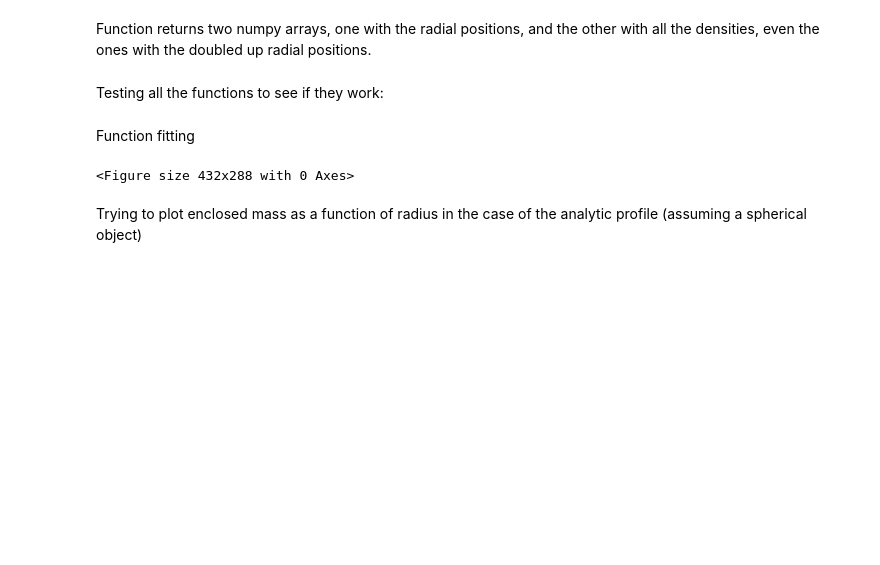
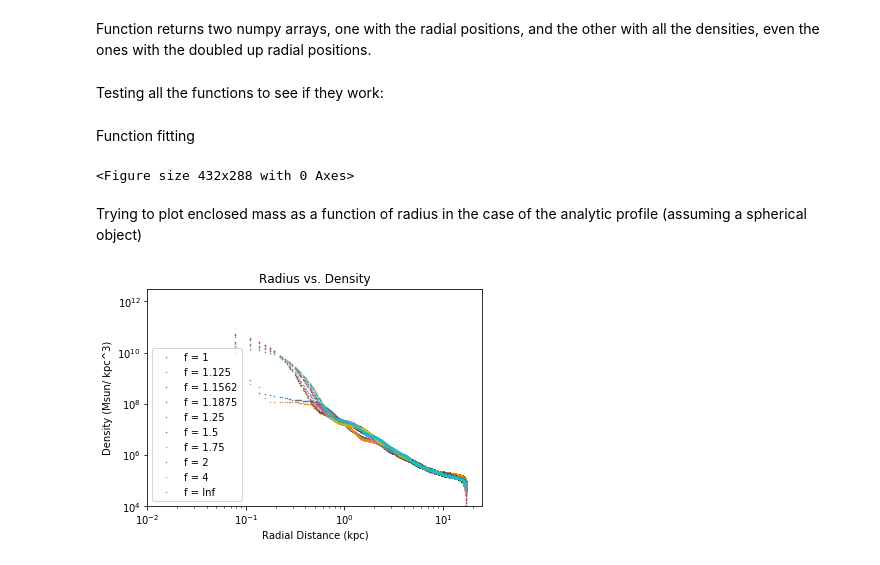
Before and after one commit to mnotis/FDM2020, a Jupyter notebook: Radial Profile.ipynb, the cells around one changed output. Drawn from its saved outputs; the diff is of its cells as text; code cells hidden in the pictures; blank space fills up the shorter version.

Commit message:
radial

```diff
--- a/Radial Profile.ipynb
+++ b/Radial Profile.ipynb
@@ -461,6 +464,7 @@ plt.savefig('/mnt/c/Users/Noah Notis/Dropbox/USRP2020_Noah/src/FDM2020/rad_files
 #naming file paths
 path1 = '/mnt/c/Users/Noah Notis/Dropbox/USRP2020_Noah/src/FDM2020/rad_files/f1L20T4n400r256/radial0400.h5'
 path1125 = '/mnt/c/Users/Noah Notis/Dropbox/USRP2020_Noah/src/FDM2020/rad_files/f1.125L20T4n40r256/radial0040.h5'
+path11562 = '/mnt/c/Users/Noah Notis/Dropbox/USRP2020_Noah/src/FDM2020/rad_files/f1.1562L20T4n40r256/radial0040.h5'
 path11875 = '/mnt/c/Users/Noah Notis/Dropbox/USRP2020_Noah/src/FDM2020/rad_files/f1.1875L20T4n40r256/radial0040.h5'
 path125 = '/mnt/c/Users/Noah Notis/Dropbox/USRP2020_Noah/src/FDM2020/rad_files/f1.25L20T4n40r256/radial0040.h5'
 path15 = '/mnt/c/Users/Noah Notis/Dropbox/USRP2020_Noah/src/FDM2020/rad_files/f1.5L20T4n400r256/radial0400.h5'
@@ -472,6 +476,7 @@ pathInf ='/mnt/c/Users/Noah Notis/Dropbox/USRP2020_Noah/src/FDM2020/rad_files/fI
 #opening files and assigning to arrays
 hf1 = h5py.File(path1, 'r')
 hf1125 = h5py.File(path1125, 'r')
+hf11562 = h5py.File(path11562, 'r')
 hf11875 = h5py.File(path11875, 'r')
 hf125 = h5py.File(path125, 'r')
 hf15 = h5py.File(path15, 'r')
@@ -485,6 +490,9 @@ dens1 = np.array(hf1['densities'])
 
 dist1125 = np.array(hf1125['distances'])
 dens1125 = np.array(hf1125['densities'])
+
+dist11562 = np.array(hf11562['distances'])
+dens11562 = np.array(hf11562['densities'])
 
 dist11875 = np.array(hf11875['distances'])
 dens11875 = np.array(hf11875['densities'])
@@ -503,34 +511,37 @@ dens2 = np.array(hf2['densities'])
 
 dist4 = np.array(hf4['distances'])
 dens4 = np.array(hf4['densities'])
 
 distInf = np.array(hfInf['distances'])
 densInf = np.array(hfInf['densities'])
 
 plt.scatter(dist1, dens1, s = 0.25)
 plt.scatter(dist1125, dens1125, s = 0.25)
+plt.scatter(dist11562, dens11562, s = 0.25)
 plt.scatter(dist11875, dens11875, s = 0.25)
 plt.scatter(dist125, dens125, s = 0.25)
 plt.scatter(dist15, dens15, s = 0.25)
 plt.scatter(dist175, dens175, s = 0.25)
 plt.scatter(dist2, dens2, s = 0.25)
 plt.scatter(dist4, dens4, s = 0.25)
 plt.scatter(distInf, densInf, s = 0.25)
 
 plt.xscale('log')
 plt.yscale('log')
 plt.xlabel('Radial Distance (kpc)')
 plt.ylabel('Density (Msun / (kpc)^3)')
 plt.title('Radial Distance vs. Density')
 plt.ylim(10**4, 10**(12.5))
 plt.xlim(10**(-2), 10**(1.4))
 
 plt.xlabel('Radial Distance (kpc)')
 plt.ylabel('Density (Msun/ kpc^3)')
 plt.title('Radius vs. Density')
-plt.legend(['f = 1', 'f = 1.125', 'f = 1.1875', 'f = 1.25', 'f = 1.5', 'f = 1.75', 'f = 2', 'f = 4', 'f = Inf'])
+plt.legend(['f = 1', 'f = 1.125', 'f = 1.1562', 'f = 1.1875', 'f = 1.25', 'f = 1.5', 'f = 1.75', 'f = 2', 'f = 4', 'f = Inf'])
 
 plt.savefig('/mnt/c/Users/Noah Notis/Dropbox/USRP2020_Noah/src/FDM2020/rad_files/f_r256_full.png', dpi = 200)
+# %% [output]
+[figure, added]
 # %%
 #plotting radial profiles of different densities
 
```
Also changed, not shown: parts of 2 cells of this notebook, 1 other file.
